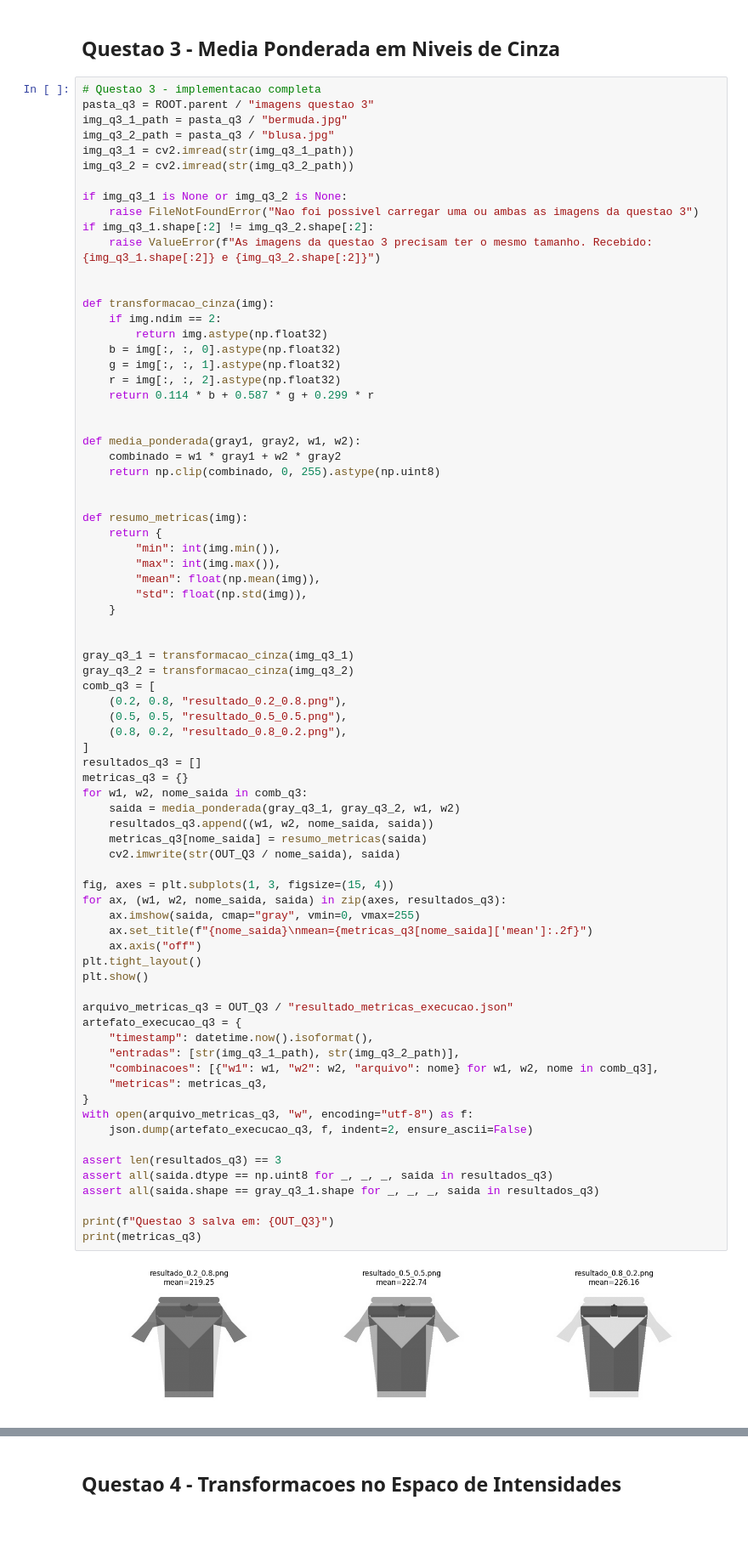
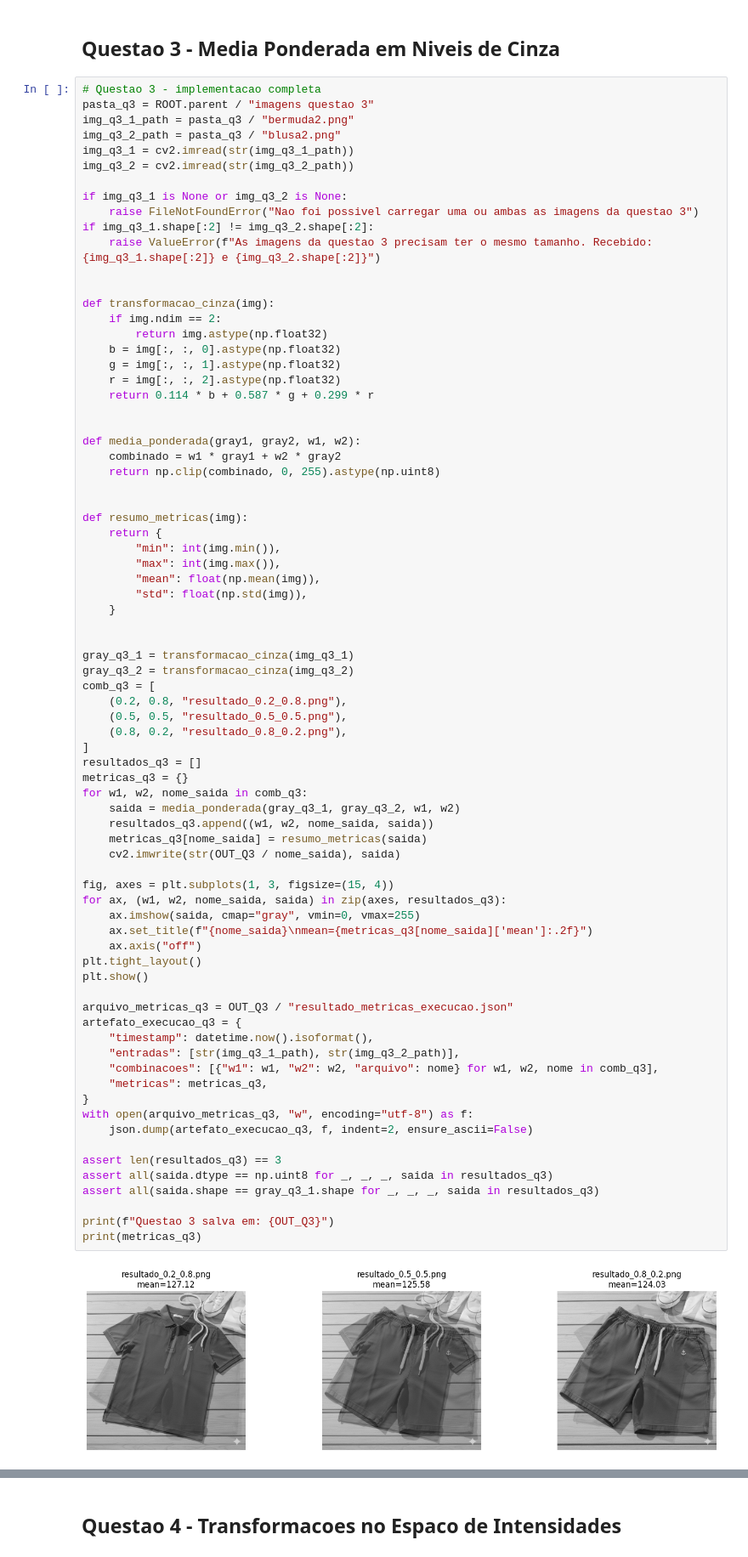
Before and after one commit to William-SWS/PI, a Jupyter notebook: atividade1/atividade1.ipynb, the cells around one changed output, grey strips where cells are left out. Shown at 85% size. Drawn from its saved outputs; the diff is of its cells as text; blank space fills up the shorter version.

```diff
--- a/atividade1/atividade1.ipynb
+++ b/atividade1/atividade1.ipynb
@@ -162,8 +162,8 @@ Questao 2 salva em: /home/william/Projetos/PI/atividade1/saidas_questao2
 # %%
 # Questao 3 - implementacao completa
 pasta_q3 = ROOT.parent / "imagens questao 3"
-img_q3_1_path = pasta_q3 / "bermuda.jpg"
-img_q3_2_path = pasta_q3 / "blusa.jpg"
+img_q3_1_path = pasta_q3 / "bermuda2.png"
+img_q3_2_path = pasta_q3 / "blusa2.png"
 img_q3_1 = cv2.imread(str(img_q3_1_path))
 img_q3_2 = cv2.imread(str(img_q3_2_path))
 
@@ -209,32 +209,32 @@ for w1, w2, nome_saida in comb_q3:
     saida = media_ponderada(gray_q3_1, gray_q3_2, w1, w2)
     resultados_q3.append((w1, w2, nome_saida, saida))
     metricas_q3[nome_saida] = resumo_metricas(saida)
     cv2.imwrite(str(OUT_Q3 / nome_saida), saida)
 
 fig, axes = plt.subplots(1, 3, figsize=(15, 4))
 for ax, (w1, w2, nome_saida, saida) in zip(axes, resultados_q3):
     ax.imshow(saida, cmap="gray", vmin=0, vmax=255)
     ax.set_title(f"{nome_saida}\nmean={metricas_q3[nome_saida]['mean']:.2f}")
     ax.axis("off")
 plt.tight_layout()
 plt.show()
 
 arquivo_metricas_q3 = OUT_Q3 / "resultado_metricas_execucao.json"
 artefato_execucao_q3 = {
     "timestamp": datetime.now().isoformat(),
     "entradas": [str(img_q3_1_path), str(img_q3_2_path)],
     "combinacoes": [{"w1": w1, "w2": w2, "arquivo": nome} for w1, w2, nome in comb_q3],
     "metricas": metricas_q3,
 }
 with open(arquivo_metricas_q3, "w", encoding="utf-8") as f:
     json.dump(artefato_execucao_q3, f, indent=2, ensure_ascii=False)
 
 assert len(resultados_q3) == 3
 assert all(saida.dtype == np.uint8 for _, _, _, saida in resultados_q3)
 assert all(saida.shape == gray_q3_1.shape for _, _, _, saida in resultados_q3)
 
 print(f"Questao 3 salva em: {OUT_Q3}")
 print(metricas_q3)
 # %% [output]
-[figure, old version]
+[figure, new version]
 Questao 3 salva em: /home/william/Projetos/PI/atividade1/saidas_questao3
```
Also changed, not shown: parts of 2 cells of this notebook, 20 other files.
